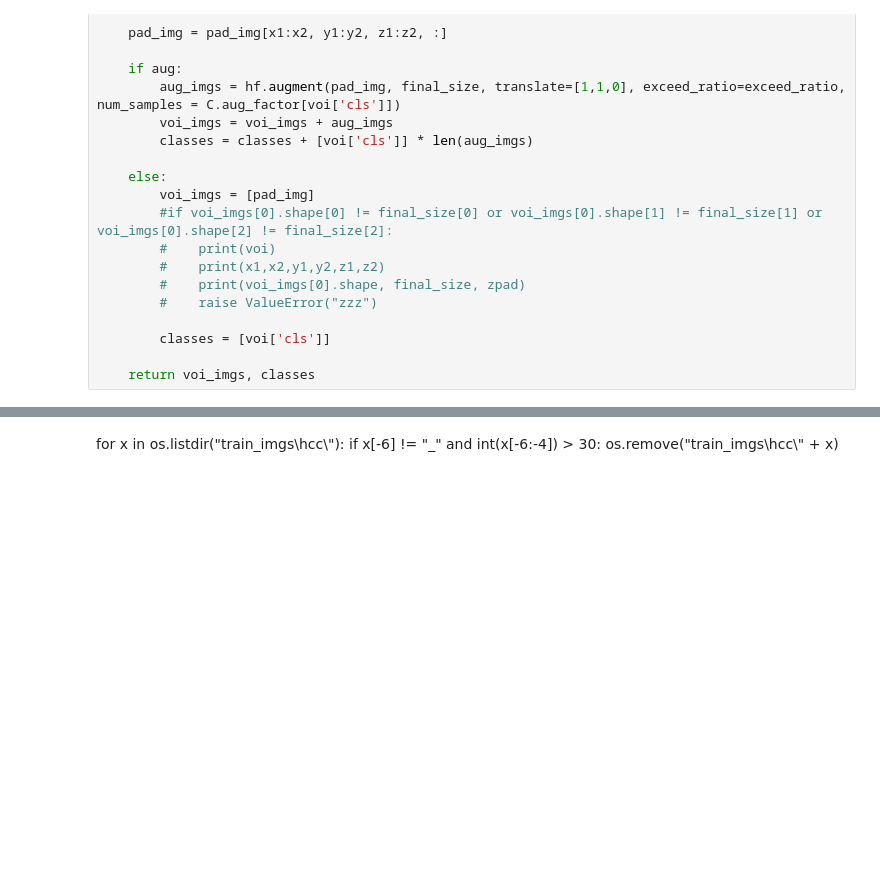
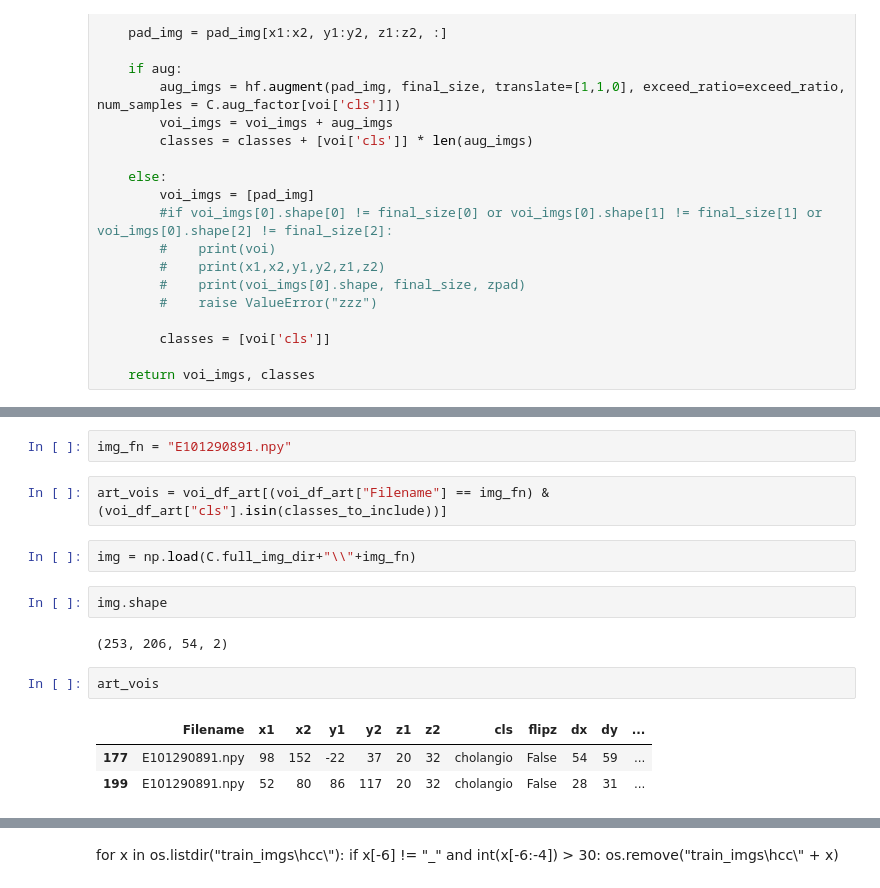
Before and after one commit to clintonjwang/voi-classifier, a Jupyter notebook: voi-extractor.ipynb, the cells around one changed output, grey strips where cells are left out. Drawn from its saved outputs; the diff is of its cells as text; blank space fills up the shorter version.

```diff
--- a/voi-extractor.ipynb
+++ b/voi-extractor.ipynb
@@ -187,0 +192,16 @@ error: C:\bld\opencv_1498165712905\work\opencv-3.2.0\modules\imgproc\src\imgwarp
+# %%
+img_fn = "E101290891.npy"
+# %%
+art_vois = voi_df_art[(voi_df_art["Filename"] == img_fn) & (voi_df_art["cls"].isin(classes_to_include))]
+# %%
+img = np.load(C.full_img_dir+"\\"+img_fn)
+# %%
+img.shape
+# %% [output]
+(253, 206, 54, 2)
+# %%
+art_vois
+# %% [output]
+|  | Filename | x1 | x2 | y1 | y2 | z1 | z2 | cls | flipz | dx | dy | ... |
+| 177 | E101290891.npy | 98 | 152 | -22 | 37 | 20 | 32 | cholangio | False | 54 | 59 | ... |
+| 199 | E101290891.npy | 52 | 80 | 86 | 117 | 20 | 32 | cholangio | False | 28 | 31 | ... |
```
Also changed, not shown: parts of 2 cells of this notebook, 5 other files.
